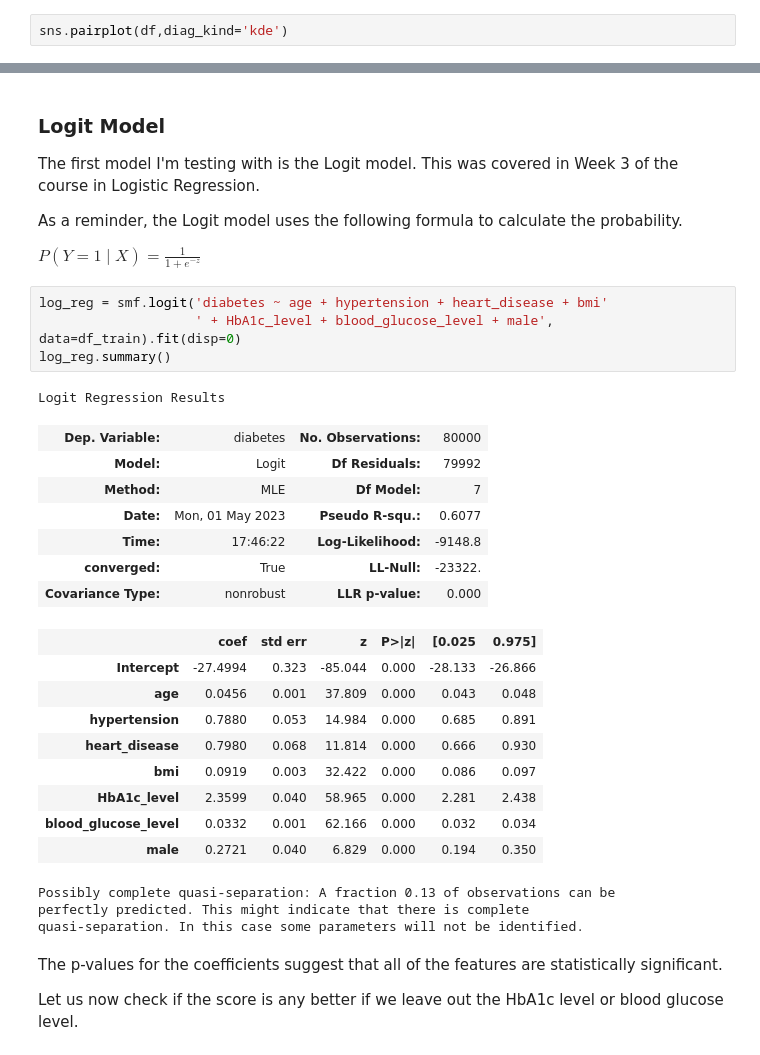
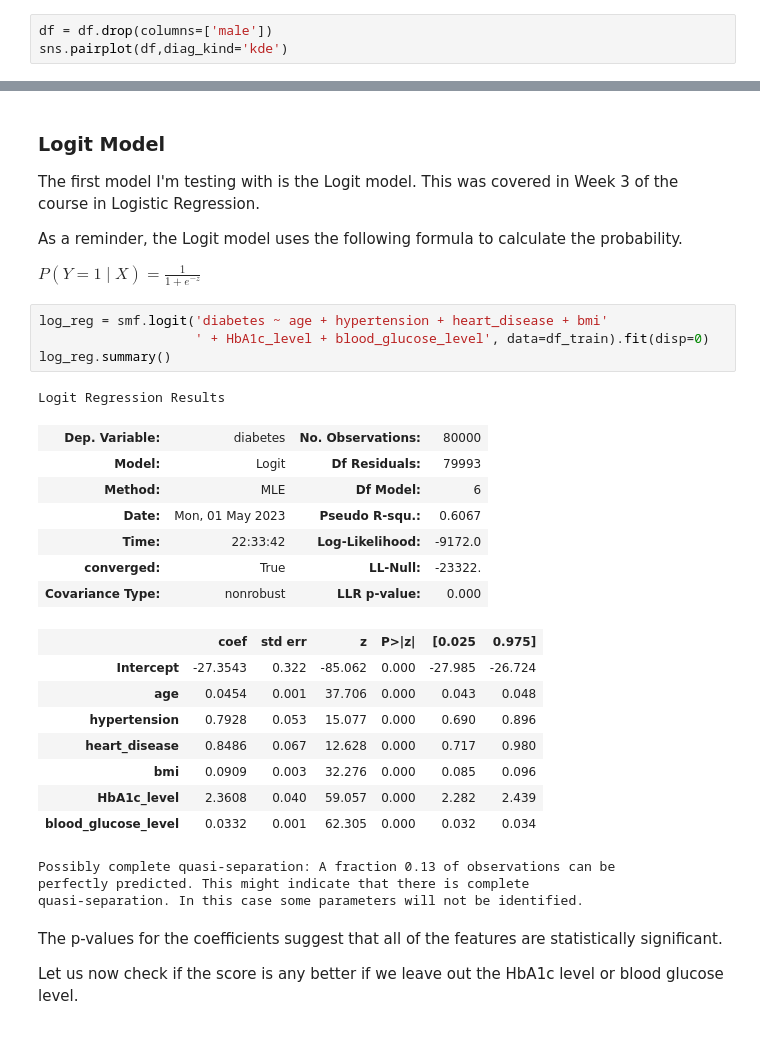
Before and after one commit to MonstrousOgre/Diabetes_Prediction, a Jupyter notebook: Diabetes_Prediction_Model.ipynb, the cells around one changed output, grey strips where cells are left out. Drawn from its saved outputs; the diff is of its cells as text.

```diff
--- a/Diabetes_Prediction_Model.ipynb
+++ b/Diabetes_Prediction_Model.ipynb
@@ -179,6 +181,7 @@ It might seem counterintuitive to have both of these features and we run the ris
 
 Age seems to be correlated to multiple features. This makes sense since people who are older are more likely to have hypertension or heart disease. Let us look at a pairplot to get a better understanding.
 # %%
+df = df.drop(columns=['male'])
 sns.pairplot(df,diag_kind='kde')
 # %% [output]
 <seaborn.axisgrid.PairGrid at 0x...>
@@ -205,26 +208,25 @@ As a reminder, the Logit model uses the following formula to calculate the proba
 $P(Y=1∣X)=\frac{1}{1+e^{-z}}$
 # %%
 log_reg = smf.logit('diabetes ~ age + hypertension + heart_disease + bmi'
-                    ' + HbA1c_level + blood_glucose_level + male', data=df_train).fit(disp=0)
+                    ' + HbA1c_level + blood_glucose_level', data=df_train).fit(disp=0)
 log_reg.summary()
 # %% [output]
 Logit Regression Results
 | Dep. Variable: | diabetes | No. Observations: | 80000 |
-| Model: | Logit | Df Residuals: | 79992 |
-| Method: | MLE | Df Model: | 7 |
-| Date: | Mon, 01 May 2023 | Pseudo R-squ.: | 0.6077 |
-| Time: | 17:46:22 | Log-Likelihood: | -9148.8 |
+| Model: | Logit | Df Residuals: | 79993 |
+| Method: | MLE | Df Model: | 6 |
+| Date: | Mon, 01 May 2023 | Pseudo R-squ.: | 0.6067 |
+| Time: | 22:33:42 | Log-Likelihood: | -9172.0 |
 | converged: | True | LL-Null: | -23322. |
 | Covariance Type: | nonrobust | LLR p-value: | 0.000 |
 |  | coef | std err | z | P>|z| | [0.025 | 0.975] |
-| Intercept | -27.4994 | 0.323 | -85.044 | 0.000 | -28.133 | -26.866 |
-| age | 0.0456 | 0.001 | 37.809 | 0.000 | 0.043 | 0.048 |
-| hypertension | 0.7880 | 0.053 | 14.984 | 0.000 | 0.685 | 0.891 |
-| heart_disease | 0.7980 | 0.068 | 11.814 | 0.000 | 0.666 | 0.930 |
-| bmi | 0.0919 | 0.003 | 32.422 | 0.000 | 0.086 | 0.097 |
-| HbA1c_level | 2.3599 | 0.040 | 58.965 | 0.000 | 2.281 | 2.438 |
-| blood_glucose_level | 0.0332 | 0.001 | 62.166 | 0.000 | 0.032 | 0.034 |
-| male | 0.2721 | 0.040 | 6.829 | 0.000 | 0.194 | 0.350 |
+| Intercept | -27.3543 | 0.322 | -85.062 | 0.000 | -27.985 | -26.724 |
+| age | 0.0454 | 0.001 | 37.706 | 0.000 | 0.043 | 0.048 |
+| hypertension | 0.7928 | 0.053 | 15.077 | 0.000 | 0.690 | 0.896 |
+| heart_disease | 0.8486 | 0.067 | 12.628 | 0.000 | 0.717 | 0.980 |
+| bmi | 0.0909 | 0.003 | 32.276 | 0.000 | 0.085 | 0.096 |
+| HbA1c_level | 2.3608 | 0.040 | 59.057 | 0.000 | 2.282 | 2.439 |
+| blood_glucose_level | 0.0332 | 0.001 | 62.305 | 0.000 | 0.032 | 0.034 |
 Possibly complete quasi-separation: A fraction 0.13 of observations can be
 perfectly predicted. This might indicate that there is complete
 quasi-separation. In this case some parameters will not be identified.
```
Also changed, not shown: parts of 12 cells of this notebook.
